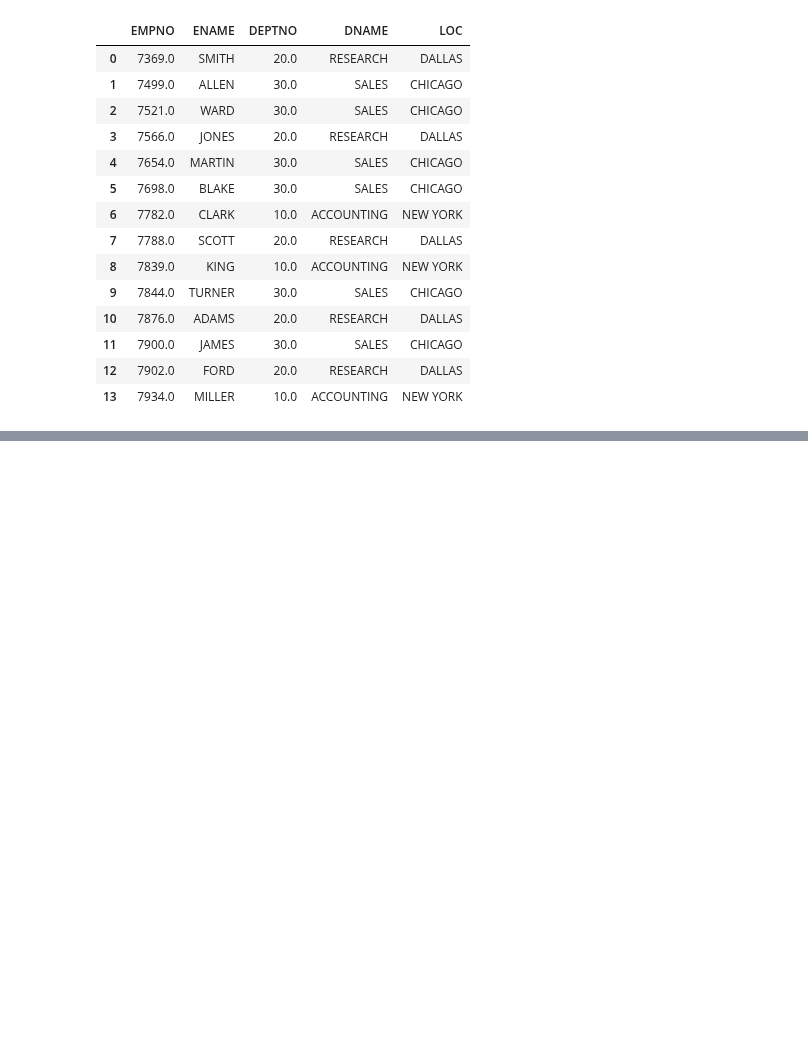
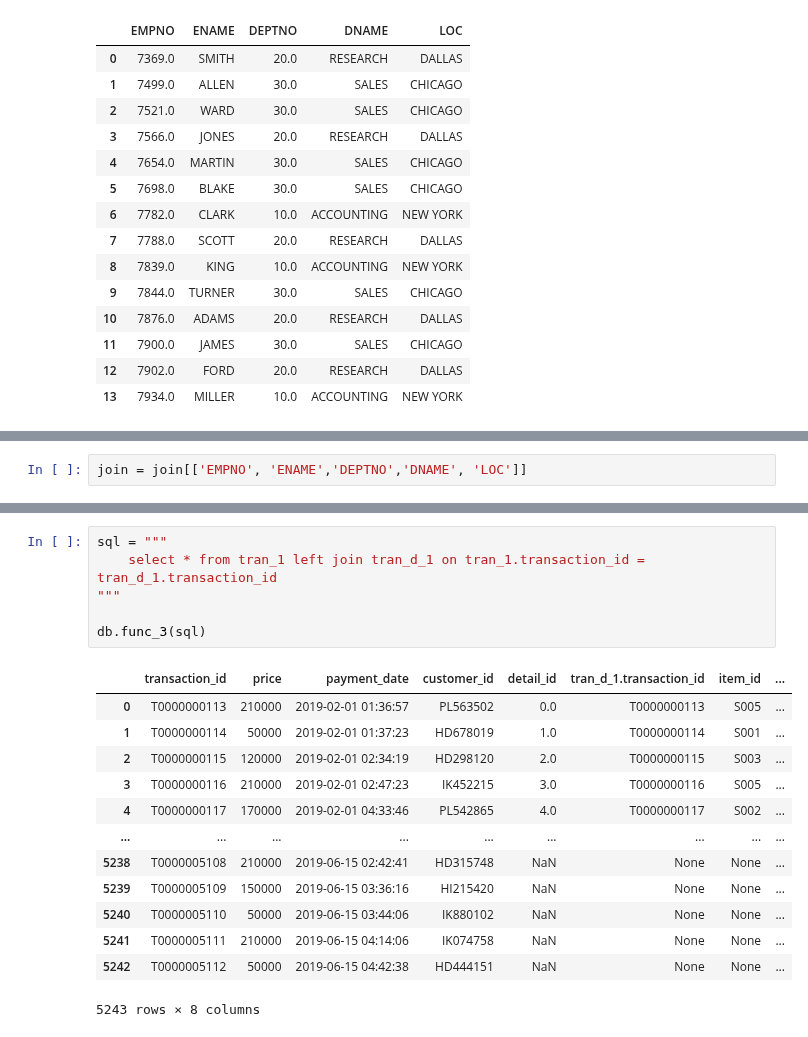
Before and after one commit to sejinhwang97ko/2023prac, a Jupyter notebook: 20230418/01_sql.ipynb, the cells around one changed output, grey strips where cells are left out. Drawn from its saved outputs; the diff is of its cells as text; blank space fills up the shorter version.

```diff
--- a/20230418/01_sql.ipynb
+++ b/20230418/01_sql.ipynb
@@ -688,0 +693,2 @@ db.func_3(sql)
+# %%
+join = join[['EMPNO', 'ENAME','DEPTNO','DNAME', 'LOC']]
@@ -688,0 +939,20 @@ db.func_3(sql)
+# %%
+sql = """
+    select * from tran_1 left join tran_d_1 on tran_1.transaction_id = tran_d_1.transaction_id
+"""
+
+db.func_3(sql)
+# %% [output]
+|  | transaction_id | price | payment_date | customer_id | detail_id | tran_d_1.transaction_id | item_id | ... |
+| 0 | T0000000113 | 210000 | 2019-02-01 01:36:57 | PL563502 | 0.0 | T0000000113 | S005 | ... |
+| 1 | T0000000114 | 50000 | 2019-02-01 01:37:23 | HD678019 | 1.0 | T0000000114 | S001 | ... |
+| 2 | T0000000115 | 120000 | 2019-02-01 02:34:19 | HD298120 | 2.0 | T0000000115 | S003 | ... |
+| 3 | T0000000116 | 210000 | 2019-02-01 02:47:23 | IK452215 | 3.0 | T0000000116 | S005 | ... |
+| 4 | T0000000117 | 170000 | 2019-02-01 04:33:46 | PL542865 | 4.0 | T0000000117 | S002 | ... |
+| ... | ... | ... | ... | ... | ... | ... | ... | ... |
+| 5238 | T0000005108 | 210000 | 2019-06-15 02:42:41 | HD315748 | NaN | None | None | ... |
+| 5239 | T0000005109 | 150000 | 2019-06-15 03:36:16 | HI215420 | NaN | None | None | ... |
+| 5240 | T0000005110 | 50000 | 2019-06-15 03:44:06 | IK880102 | NaN | None | None | ... |
+| 5241 | T0000005111 | 210000 | 2019-06-15 04:14:06 | IK074758 | NaN | None | None | ... |
+| 5242 | T0000005112 | 50000 | 2019-06-15 04:42:38 | HD444151 | NaN | None | None | ... |
+5243 rows × 8 columns
```
Also changed, not shown: parts of 25 cells of this notebook, 5 other files.
